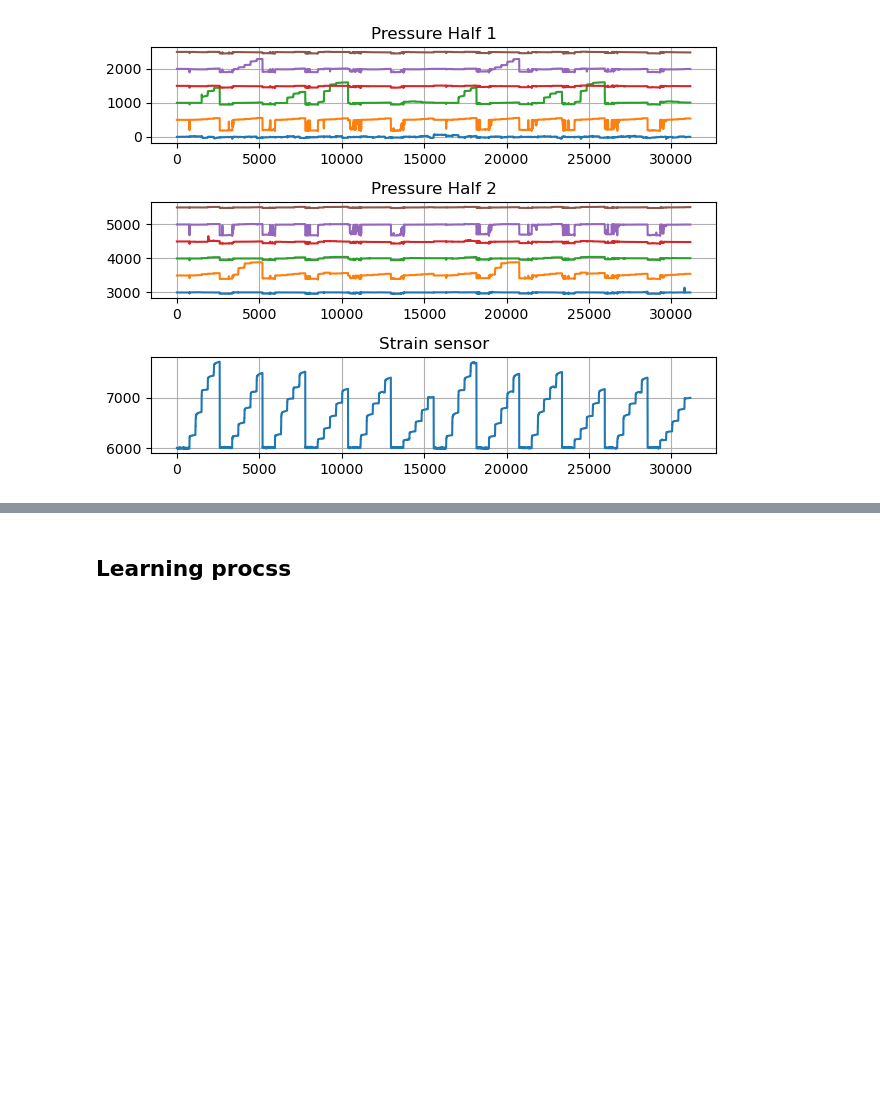
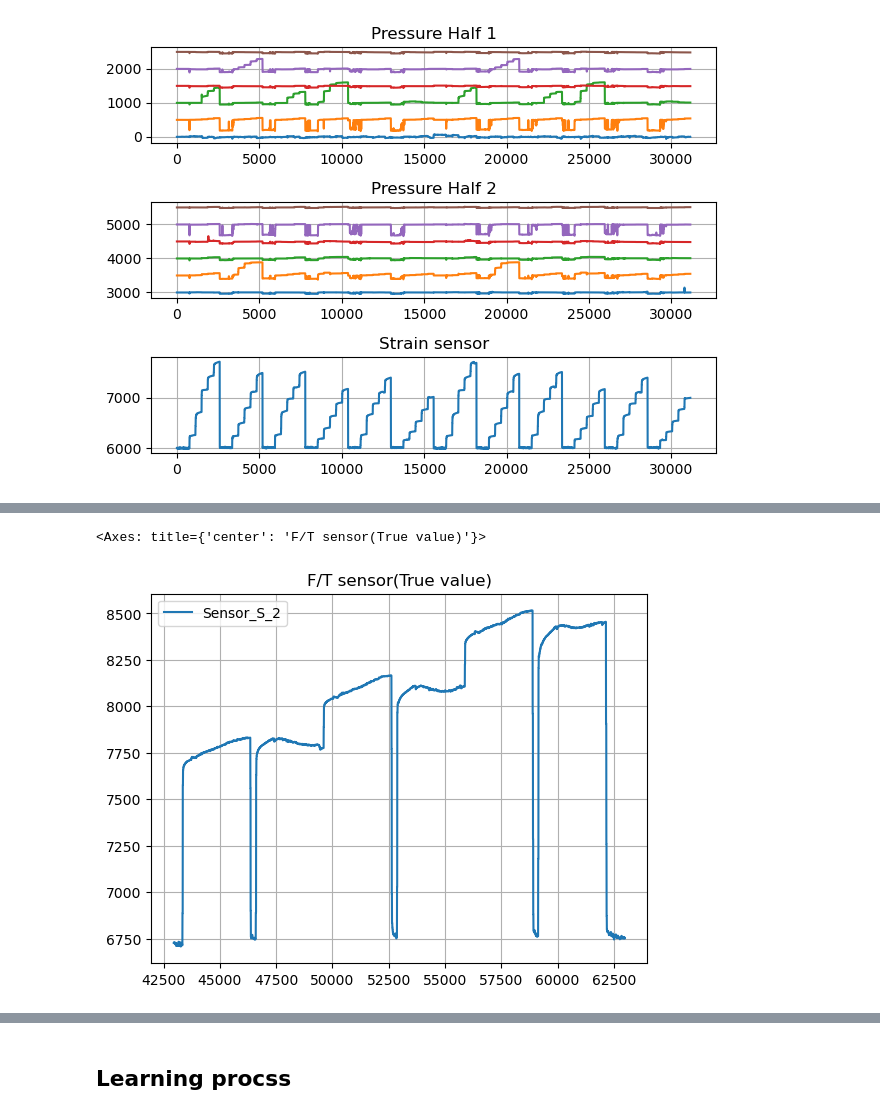
Before and after one commit to hunissweet/External_force, a Jupyter notebook: Nov_3Plotting.ipynb, the cells around one changed output, grey strips where cells are left out. Drawn from its saved outputs; the diff is of its cells as text; code cells hidden in the pictures; blank space fills up the shorter version.

```diff
--- a/Nov_3Plotting.ipynb
+++ b/Nov_3Plotting.ipynb
@@ -656,0 +713,8 @@ rmse(one_entire_pred,Y)
+# %%
+dynamic_Total_dataset = pd.read_pickle("./pickle/dynamic.pkl")
+d_default=dynamic_Total_dataset.query('initial_P=="default"')
+TEMP_Total_dataset=d_default
+TEMP_Total_dataset[left_finger_strain].plot(grid=True,title='F/T sensor(True value)')
+# %% [output]
+<Axes: title={'center': 'F/T sensor(True value)'}>
+[figure, added]
```
Also changed, not shown: parts of 37 cells of this notebook, 4 other files.
